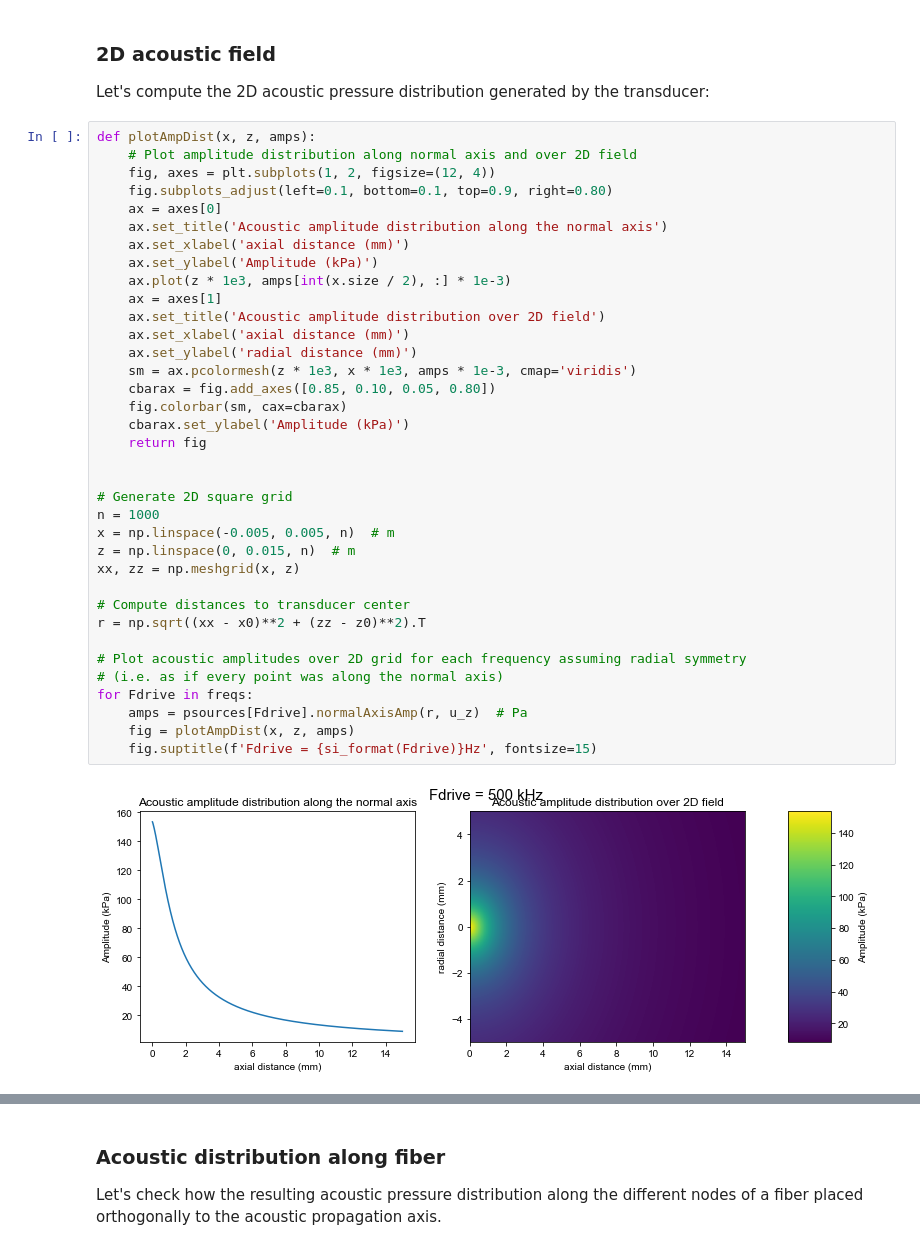
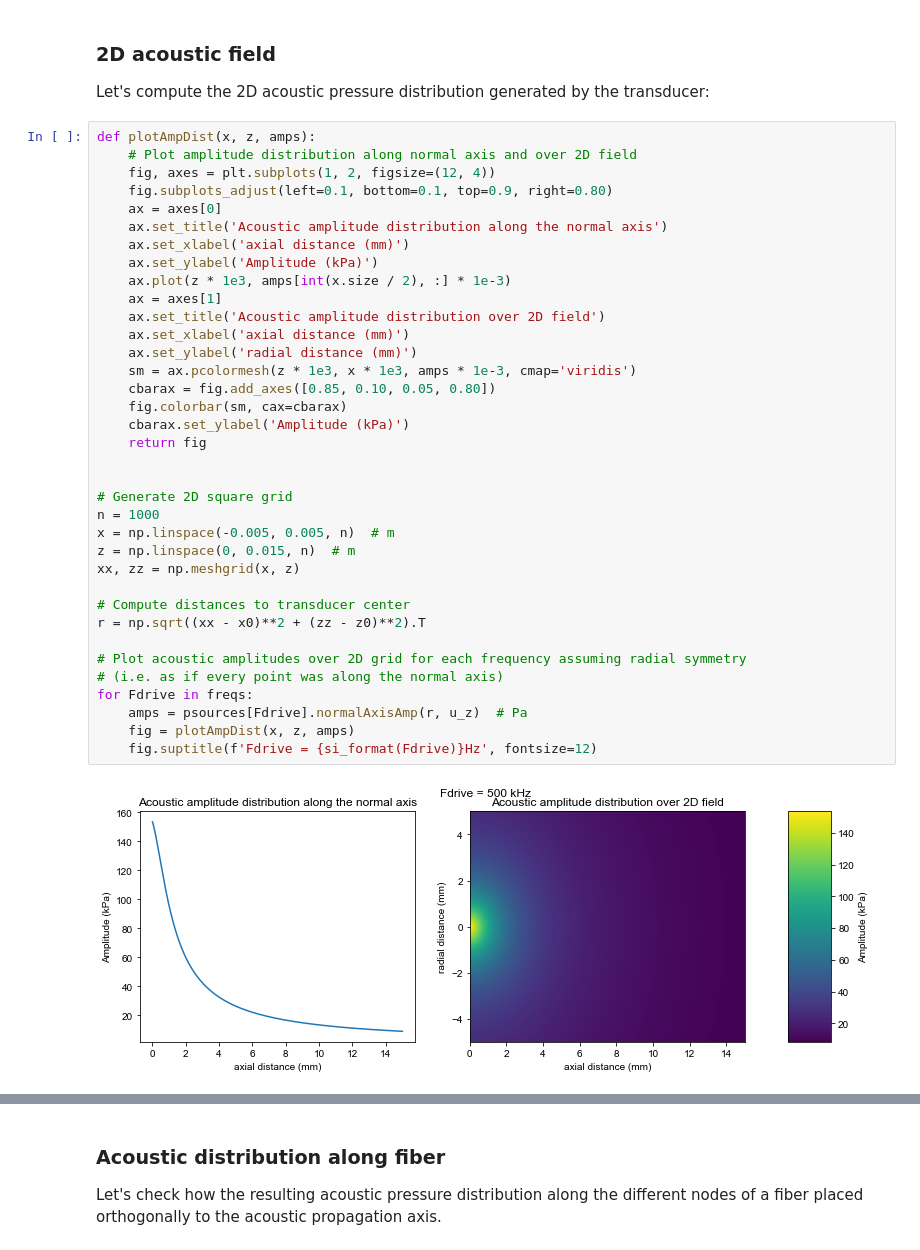
Before and after one commit to tjjlemaire/MorphoSONIC, a Jupyter notebook: notebooks/SENN model - distant sonication.ipynb, the cells around one changed output, grey strips where cells are left out. Cells and saved outputs as stored; diff of their text form.

```diff
--- a/notebooks/SENN model - distant sonication.ipynb
+++ b/notebooks/SENN model - distant sonication.ipynb
@@ -53,32 +53,32 @@ def plotAmpDist(x, z, amps):
     ax.set_title('Acoustic amplitude distribution along the normal axis')
     ax.set_xlabel('axial distance (mm)')
     ax.set_ylabel('Amplitude (kPa)')
     ax.plot(z * 1e3, amps[int(x.size / 2), :] * 1e-3)
     ax = axes[1]
     ax.set_title('Acoustic amplitude distribution over 2D field')
     ax.set_xlabel('axial distance (mm)')
     ax.set_ylabel('radial distance (mm)')
     sm = ax.pcolormesh(z * 1e3, x * 1e3, amps * 1e-3, cmap='viridis')
     cbarax = fig.add_axes([0.85, 0.10, 0.05, 0.80])
     fig.colorbar(sm, cax=cbarax)
     cbarax.set_ylabel('Amplitude (kPa)')
     return fig
 
 
 # Generate 2D square grid
 n = 1000
 x = np.linspace(-0.005, 0.005, n)  # m
 z = np.linspace(0, 0.015, n)  # m
 xx, zz = np.meshgrid(x, z)
 
 # Compute distances to transducer center
 r = np.sqrt((xx - x0)**2 + (zz - z0)**2).T
 
 # Plot acoustic amplitudes over 2D grid for each frequency assuming radial symmetry
 # (i.e. as if every point was along the normal axis)
 for Fdrive in freqs:
     amps = psources[Fdrive].normalAxisAmp(r, u_z)  # Pa
     fig = plotAmpDist(x, z, amps)
-    fig.suptitle(f'Fdrive = {si_format(Fdrive)}Hz', fontsize=15)
+    fig.suptitle(f'Fdrive = {si_format(Fdrive)}Hz', fontsize=12)
 # %% [output]
-[figure, old version]
+[figure, new version]
```
Also changed, not shown: parts of 16 cells of this notebook, 2 other files.
